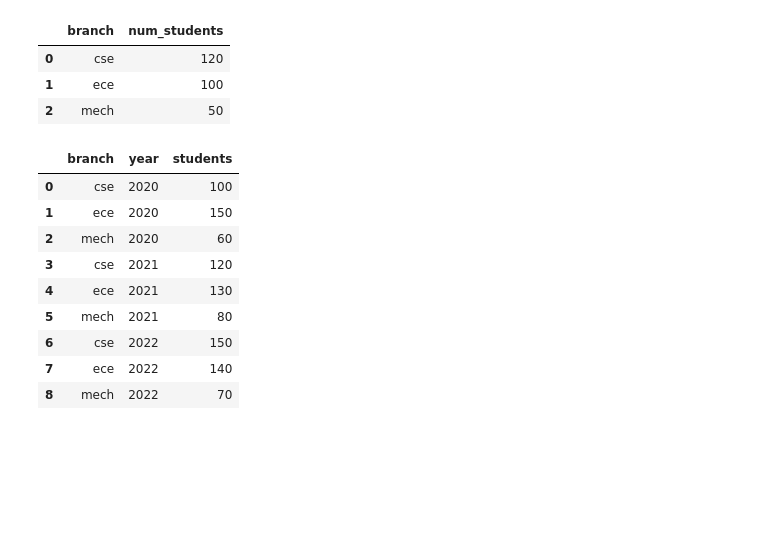
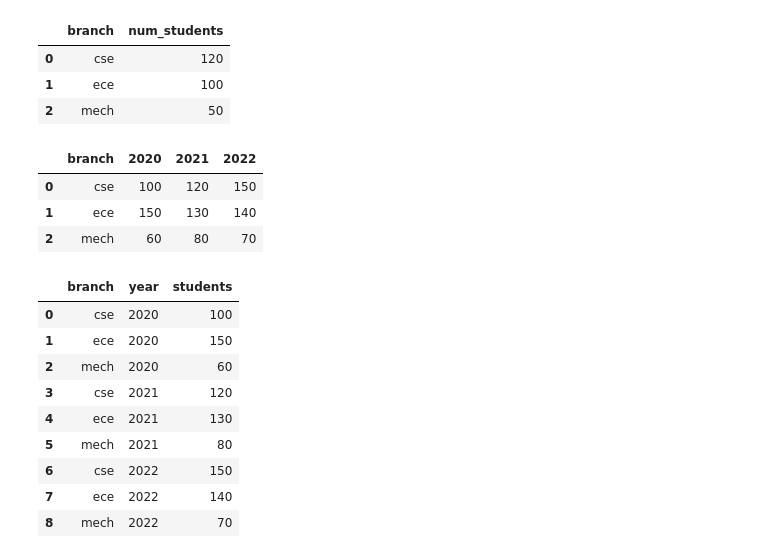
Before and after one commit to Pritush09/Pandas-and-its-functions-detailed, a Jupyter notebook: Session_21_multiindex_objects.ipynb, the cells around one changed output. Drawn from its saved outputs; the diff is of its cells as text; code cells hidden in the pictures; blank space fills up the shorter version.

```diff
--- a/Session_21_multiindex_objects.ipynb
+++ b/Session_21_multiindex_objects.ipynb
@@ -508,6 +513,20 @@ pd.DataFrame({'cse':[120],'ece':[100],'mech':[50]}).melt(var_name='branch',value
 | 0 | cse | 120 |
 | 1 | ece | 100 |
 | 2 | mech | 50 |
+# %%
+pd.DataFrame(
+    {
+        'branch':['cse','ece','mech'],
+        '2020':[100,150,60],
+        '2021':[120,130,80],
+        '2022':[150,140,70]
+    }
+)
+# %% [output]
+|  | branch | 2020 | 2021 | 2022 |
+| 0 | cse | 100 | 120 | 150 |
+| 1 | ece | 150 | 130 | 140 |
+| 2 | mech | 60 | 80 | 70 |
 # %%
 pd.DataFrame(
     {
```
Also changed, not shown: parts of 3 cells of this notebook.
